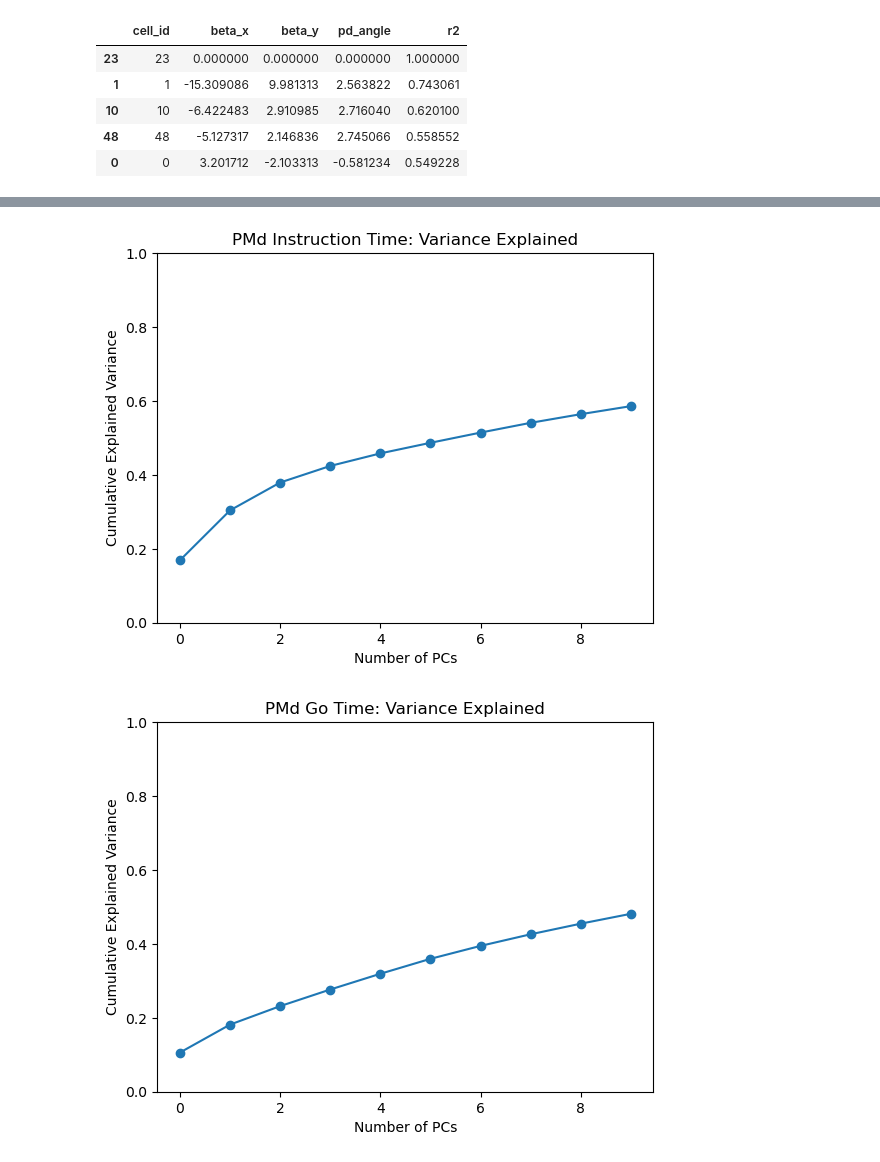
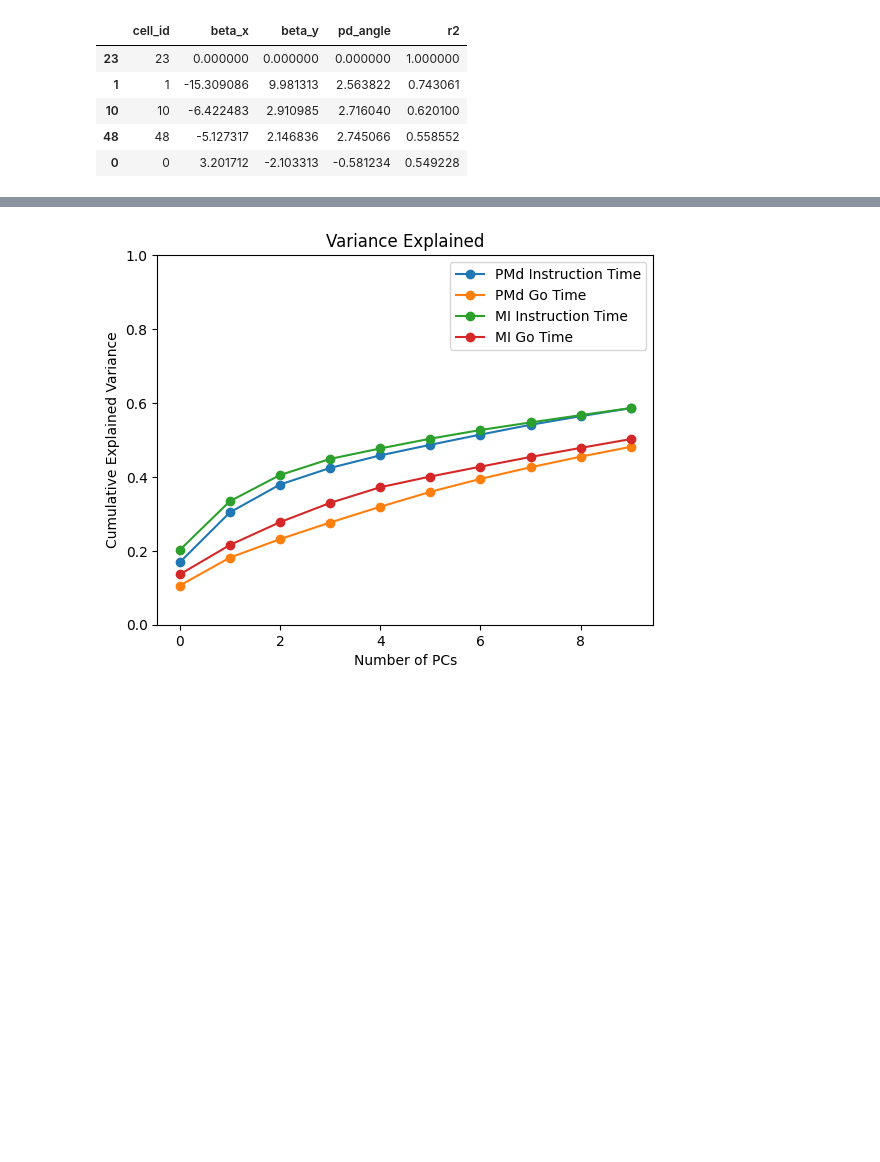
Before and after one commit to navunni/ds-ga-3001-final-project, a Jupyter notebook: data_analysis.ipynb, the cells around one changed output, grey strips where cells are left out. Saved outputs shown, nothing was run; the diff lists cells and outputs as text; code cells hidden in the pictures; blank space fills up the shorter version.

Commit message:
Updated variance explain plot
All catergories are visualized in one plot.

```diff
--- a/data_analysis.ipynb
+++ b/data_analysis.ipynb
@@ -308,17 +309,19 @@ pca_mi_instr, x_mi_instr = run_pca(m_mi_instr)
 pca_mi_go, x_mi_go = run_pca(m_mi_go)
 # %%
 def plot_variance(pca, title):
-    plt.plot(np.cumsum(pca.explained_variance_ratio_), marker='o')
+    plt.plot(np.cumsum(pca.explained_variance_ratio_), marker='o', label=title)
     plt.xlabel("Number of PCs")
     plt.ylabel("Cumulative Explained Variance")
-    plt.title(title)
+    plt.title('Variance Explained')
     plt.ylim(0, 1)
-    plt.show()
 # %%
-plot_variance(pca_pmd_instr, "PMd Instruction Time: Variance Explained")
-plot_variance(pca_pmd_go, "PMd Go Time: Variance Explained")
-plot_variance(pca_mi_instr, "MI Instruction Time: Variance Explained")
-plot_variance(pca_mi_go, "MI Go Time: Variance Explained")
+plot_variance(pca_pmd_instr, "PMd Instruction Time")
+plot_variance(pca_pmd_go, "PMd Go Time")
+plot_variance(pca_mi_instr, "MI Instruction Time")
+plot_variance(pca_mi_go, "MI Go Time")
+
+plt.legend()
+plt.show()
+plt.close()
 # %% [output]
-[figure, old version]
+[figure, new version]
-[figure, removed]
```
Also changed, not shown: parts of 16 cells of this notebook.
